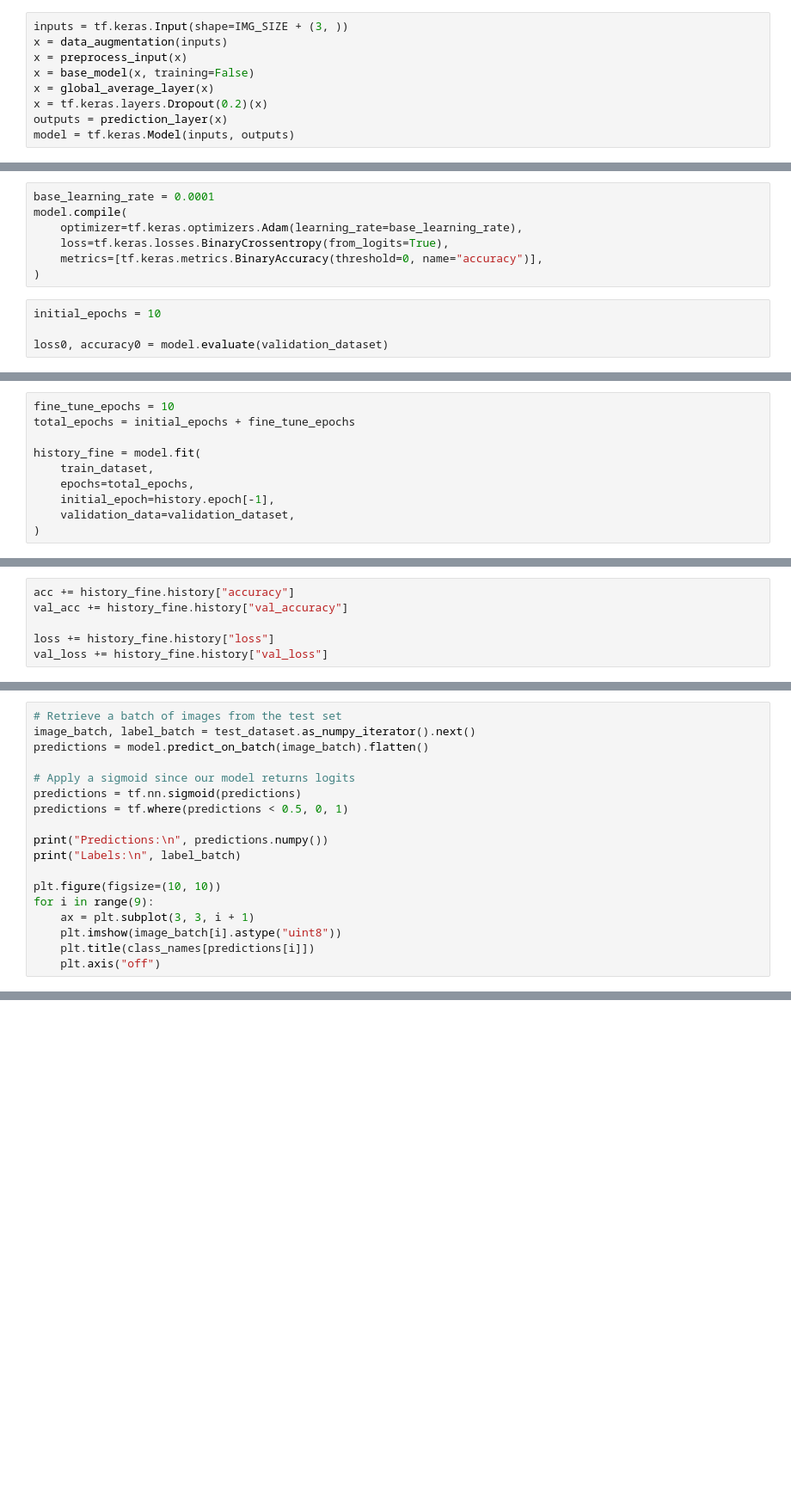
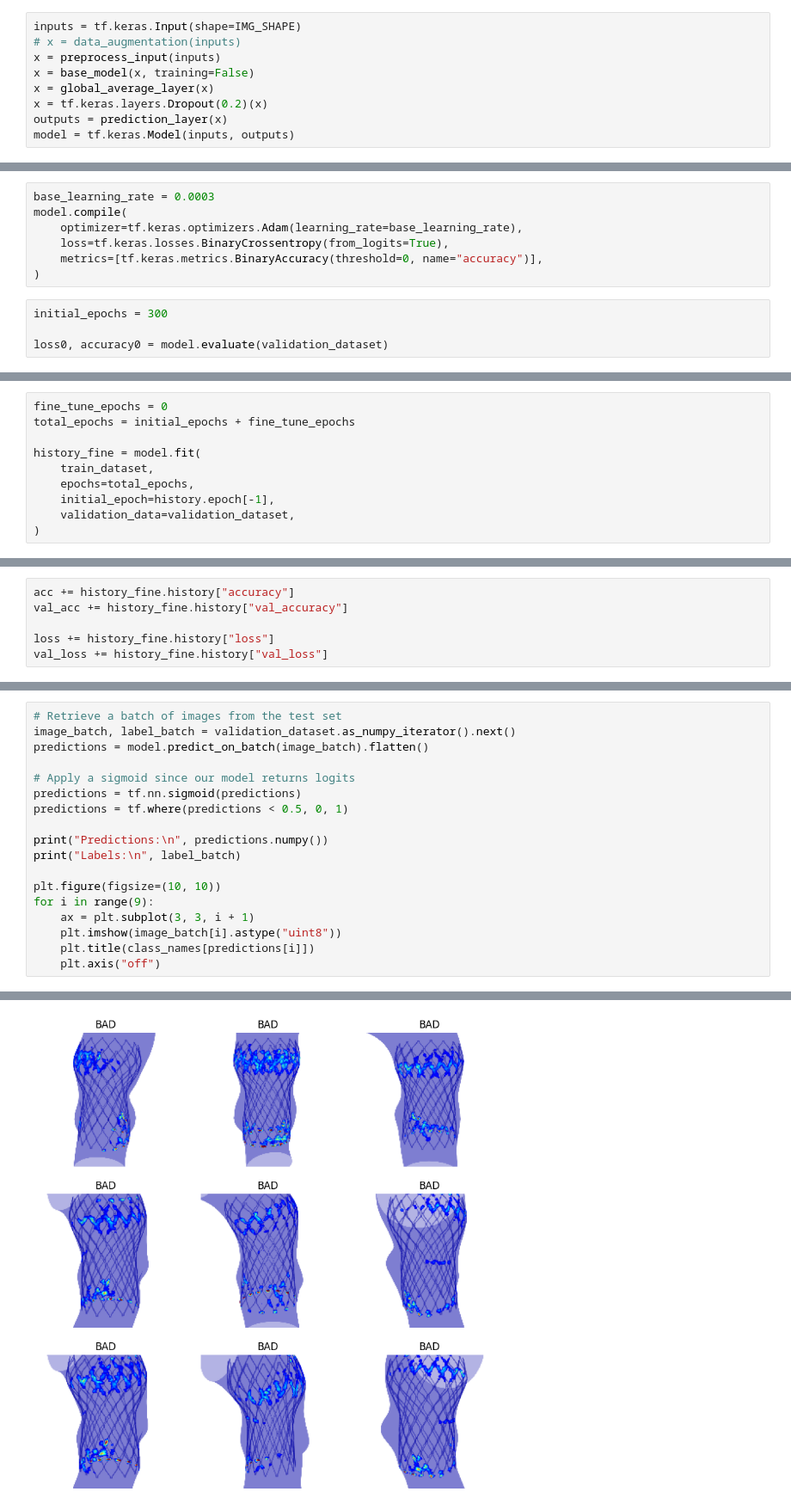
Before and after one commit to atick-faisal/MultiViewCycleGAN-TAVI, a Jupyter notebook: src/training/TAVIDiagnosis.ipynb, the cells around one changed output, grey strips where cells are left out. Shown at 86% size. Drawn from its saved outputs; the diff is of its cells as text; blank space fills up the shorter version.

```diff
--- a/src/training/TAVIDiagnosis.ipynb
+++ b/src/training/TAVIDiagnosis.ipynb
@@ -116,7 +177,7 @@ print(prediction_batch.shape)
 # %%
-inputs = tf.keras.Input(shape=IMG_SIZE + (3, ))
-x = data_augmentation(inputs)
-x = preprocess_input(x)
+inputs = tf.keras.Input(shape=IMG_SHAPE)
+# x = data_augmentation(inputs)
+x = preprocess_input(inputs)
 x = base_model(x, training=False)
 x = global_average_layer(x)
 x = tf.keras.layers.Dropout(0.2)(x)
@@ -131,11 +214,11 @@ tf.keras.utils.plot_model(model, show_shapes=True)
 # %%
-base_learning_rate = 0.0001
+base_learning_rate = 0.0003
 model.compile(
     optimizer=tf.keras.optimizers.Adam(learning_rate=base_learning_rate),
     loss=tf.keras.losses.BinaryCrossentropy(from_logits=True),
     metrics=[tf.keras.metrics.BinaryAccuracy(threshold=0, name="accuracy")],
 )
 # %%
-initial_epochs = 10
+initial_epochs = 300
 
 loss0, accuracy0 = model.evaluate(validation_dataset)
@@ -196,5 +326,5 @@ len(model.trainable_variables)
 # %%
-fine_tune_epochs = 10
+fine_tune_epochs = 0
 total_epochs = initial_epochs + fine_tune_epochs
 
 history_fine = model.fit(
@@ -238,6 +376,6 @@ print("Test accuracy :", accuracy)
 # %%
 # Retrieve a batch of images from the test set
-image_batch, label_batch = test_dataset.as_numpy_iterator().next()
+image_batch, label_batch = validation_dataset.as_numpy_iterator().next()
 predictions = model.predict_on_batch(image_batch).flatten()
 
 # Apply a sigmoid since our model returns logits
@@ -253,3 +391,4 @@ for i in range(9):
     plt.imshow(image_batch[i].astype("uint8"))
     plt.title(class_names[predictions[i]])
     plt.axis("off")
+# %% [output]
@@ -256,3 +399,4 @@ for i in range(9):
+[figure, added]
 # %%
 # MIT License
 #
```
Also changed, not shown: parts of 29 cells of this notebook.
